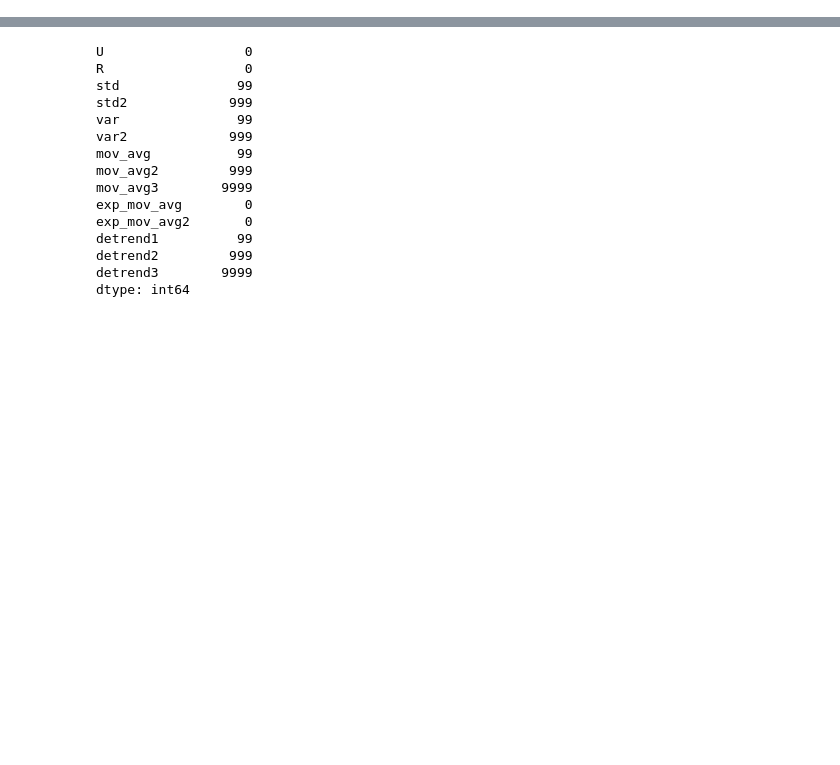
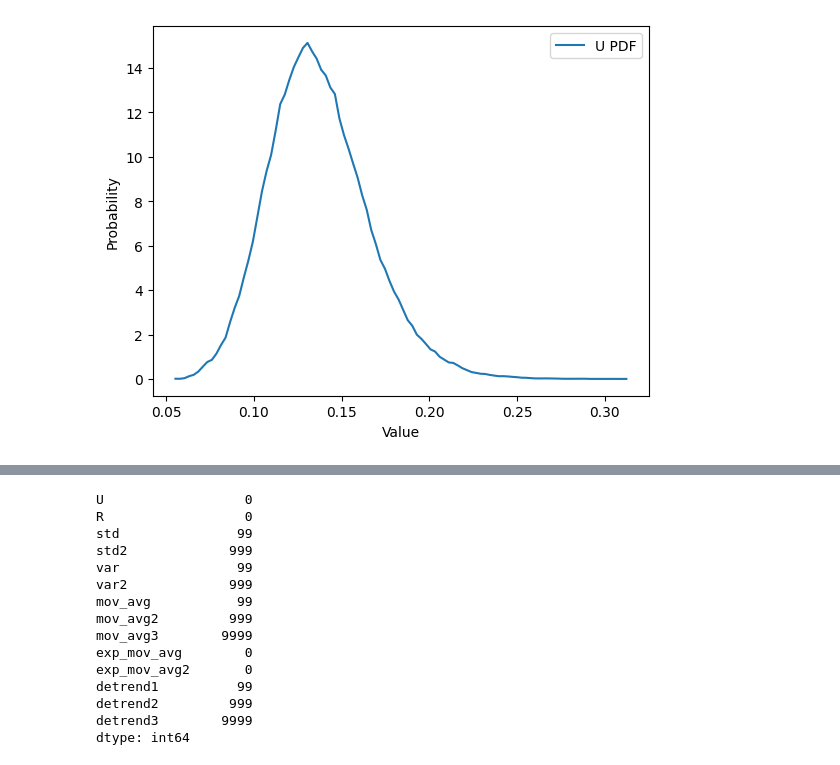
Before and after one commit to nbibrahim/The_Nurul_Network, a Jupyter notebook: train_test/jet_training_data.ipynb, the cells around one changed output, grey strips where cells are left out. Saved outputs shown, nothing was run; the diff lists cells and outputs as text; code cells hidden in the pictures; blank space fills up the shorter version.

```diff
--- a/train_test/jet_training_data.ipynb
+++ b/train_test/jet_training_data.ipynb
@@ -66,7 +68,7 @@ def euler_maruyama(y0, t_span, dt, epsilon):
 # %%
 ## The code below is used to generate the training data for the neural network
 
-t_span = (0, 110000) # Time span
+t_span = (0, 11000) # Time span
 dt = 0.001  # Time step
 
 t, y = euler_maruyama(initial_state, t_span, dt, epsilon)   # Solve the SDE
@@ -84,3 +86,18 @@ R = R[start_index:]
 
 # Create a DataFrame with U and R
 df = pd.DataFrame({'U': U, 'R': R})
+# %%
+# Calculate the histogram (PDF approximation) for U and R data
+num_bins = 100  # You can adjust the number of bins to get better resolution
+U_hist, U_bins = np.histogram(U, bins=num_bins, density=True)
+R_hist, R_bins = np.histogram(R, bins=num_bins, density=True)
+
+plt.figure()
+plt.plot(U_bins[:-1], U_hist, label='U PDF')
+# plt.plot(R_bins[:-1], R_hist, label='R PDF')
+plt.xlabel('Value')
+plt.ylabel('Probability')
+plt.legend()
+plt.show()
+# %% [output]
+[figure, added]
```
Also changed, not shown: parts of 5 cells of this notebook, 4 other files.
